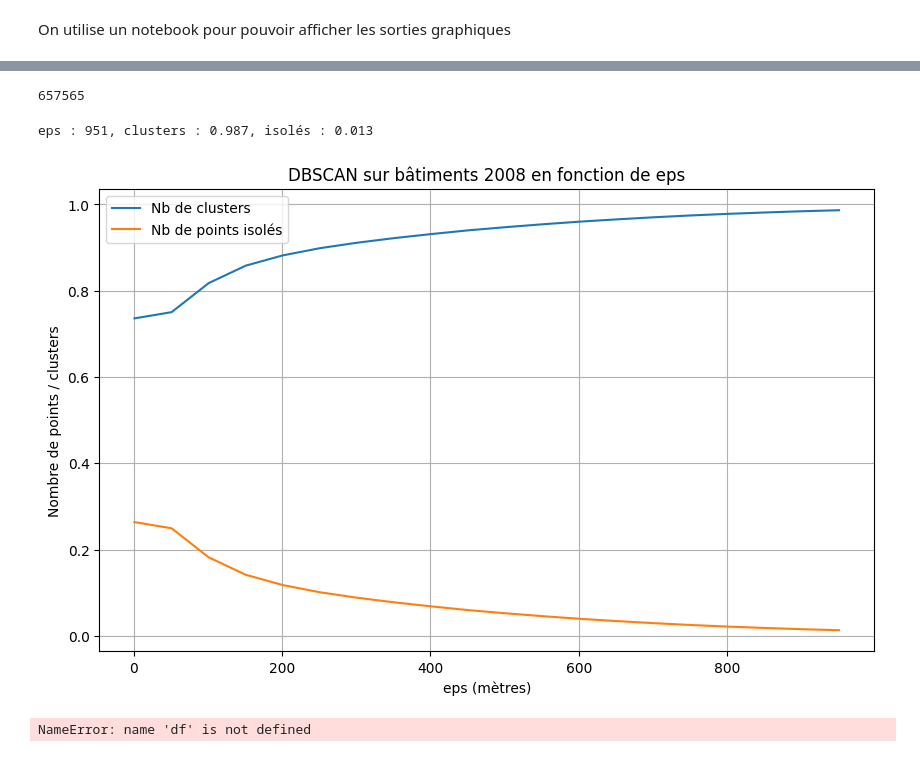
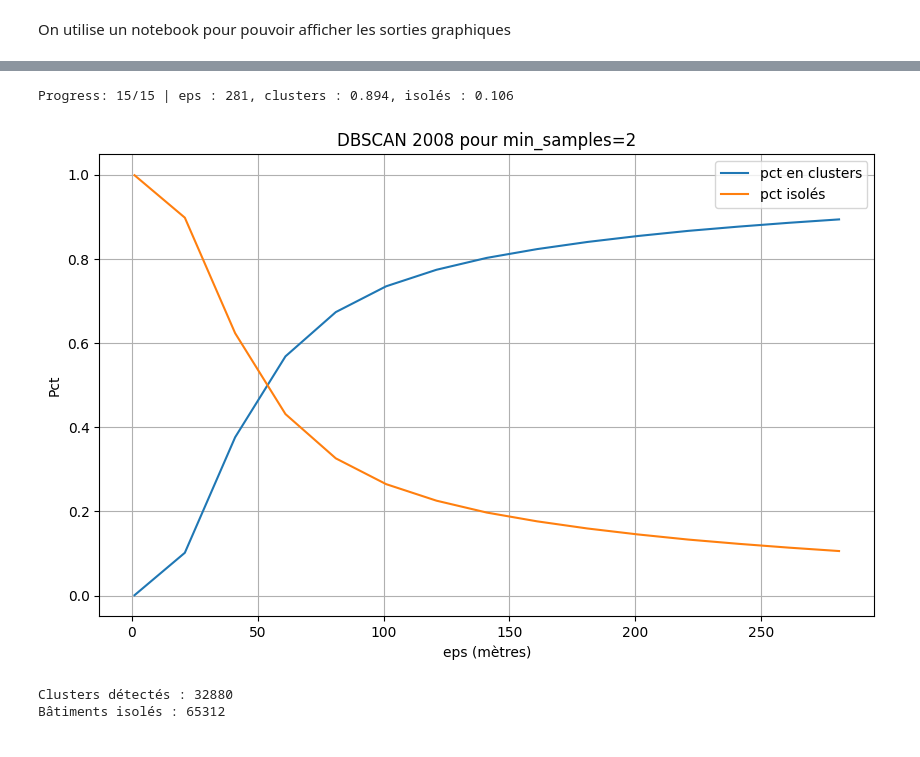
Before and after one commit to xdalp/projet3A, a Jupyter notebook: clustering.ipynb, the cells around one changed output, grey strips where cells are left out. Drawn from its saved outputs; the diff is of its cells as text; code cells hidden in the pictures.

Commit message:
Clustering 3

```diff
--- a/clustering.ipynb
+++ b/clustering.ipynb
@@ -53,37 +28,31 @@ gdf_DBSCAN(gdf,2008,eps=1000,min_samples=3)
-# %%
-len(gdf)
-# %% [output]
-657565
 # %%
-from IPython.display import clear_output
-
-#boucle
-eps_values = np.arange(1, 1001, 50)
-clusters_list = []
-isoles_list = []
-
-for eps in eps_values:
-    _, n_clusters, n_isoles = gdf_DBSCAN(gdf,2008, eps=eps, min_samples=5)
-    clusters_list.append((len(gdf)-n_isoles)/len(gdf))
-    isoles_list.append(n_isoles/len(gdf))
-    clear_output(wait=True)   # efface la sortie précédente
-    print(f'eps : {eps}, clusters : {clusters_list[-1]:.3f}, isolés : {isoles_list[-1]:.3f}')
-
-
-# Plot
-plt.figure(figsize=(10,6))
-plt.plot(eps_values, clusters_list, label="Nb de clusters")
-plt.plot(eps_values, isoles_list, label="Nb de points isolés")
-plt.xlabel("eps (mètres)")
-plt.ylabel("Nombre de points / clusters")
-plt.title("DBSCAN sur bâtiments 2008 en fonction de eps")
-plt.legend()
-plt.grid(True)
-plt.show()
-
-
-print(df.head())
+#clusters
+plot_DB_epsilon(gdf,2008,2,1,301,20)
 # %% [output]
-eps : 951, clusters : 0.987, isolés : 0.013
+Progress: 15/15 | eps : 281, clusters : 0.894, isolés : 0.106
-[figure, old version]
+[figure, new version]
-NameError: name 'df' is not defined
+# %%
+from fonctions import plot_DB_epsilon
+
+#identification de sites industriels et logistiques
+temp, n_clusters, n_isoles =gdf_DBSCAN(gdf,2008,eps=200,min_samples=2)
+isolés = temp[temp["cluster_id"] == -1].copy()
+clusterisés = temp[temp["cluster_id"] != -1].copy()
+clusterisés["centroid"] = clusterisés.geometry.centroid
+clusters_fusionnes = clusterisés.groupby("cluster_id")["centroid"].apply(
+    lambda centroids: Point(
+        np.mean([p.x for p in centroids]),
+        np.mean([p.y for p in centroids])
+    )
+).reset_index()
+gdf_clusters_fusionnes = gpd.GeoDataFrame(
+    clusters_fusionnes,
+    geometry="centroid",
+    crs=temp.crs
+)
+gdf_clusters_fusionnes = gdf_clusters_fusionnes.set_geometry("centroid")
+temp = pd.concat([isolés, gdf_clusters_fusionnes], ignore_index=True)
+temp.drop(columns=["cluster_id"], inplace=True)
+# %% [output]
+Clusters détectés : 32880
+Bâtiments isolés : 65312
```
Also changed, not shown: parts of 6 cells of this notebook, 1 other file.
